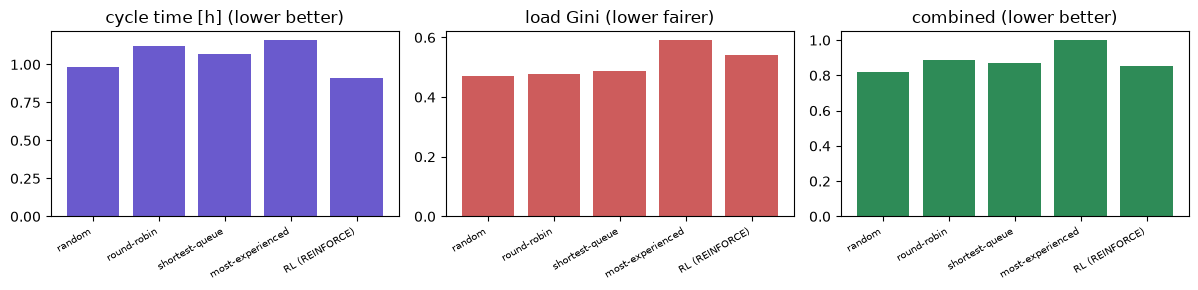
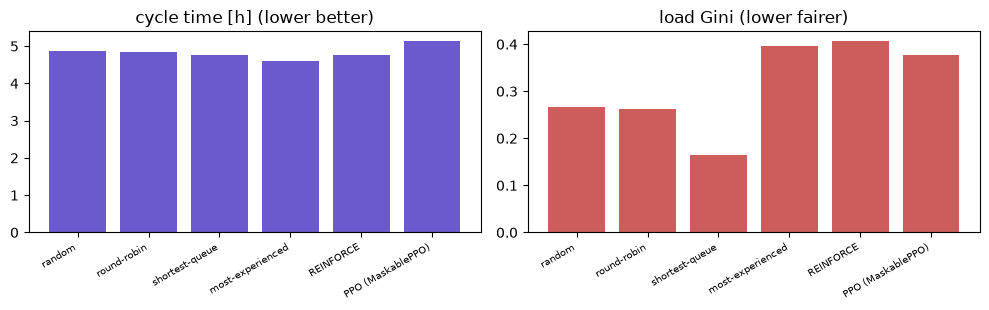
The change to this notebook cell's code, shown as a diff; its figure went from the first image to the second:
--- before
+++ after
@@ -1,18 +1,26 @@
 import pandas as pd
 import matplotlib.pyplot as plt
-cmp = pd.read_csv('../results/allocation_comparison.csv')
-print(cmp.to_string(index=False))
 
-fig, axes = plt.subplots(1, 3, figsize=(12, 3))
-axes[0].bar(cmp['method'], cmp['cycle_time_h'], color='slateblue')
+# Unified comparison in the paper-faithful GymAllocationEnv (identical dynamics and reward for
+# baselines, REINFORCE and PPO). w_fair=1 slice; produced by scripts/train_reinforce_gym.py.
+sens = pd.read_csv('../results/wfair_sensitivity.csv')
+w1 = sens[sens.w_fair == 1.0].set_index('method')
+order = ['random', 'round-robin', 'shortest-queue', 'most-experienced', 'REINFORCE', 'PPO (MaskablePPO)']
+print(w1.reindex(order)[['cycle_time_h', 'load_gini']].to_string())
+if w1['cycle_time_h'].isna().any():
+    print('\nNote: a NaN cycle time means the policy completed no cases (degenerate); its Gini then '
+          'does not reflect fairness.')
+
+# bar chart over the methods with a valid cycle time
+valid = w1.reindex([m for m in order if pd.notna(w1.loc[m, 'cycle_time_h'])]).reset_index()
+fig, axes = plt.subplots(1, 2, figsize=(10, 3.2))
+axes[0].bar(valid['method'], valid['cycle_time_h'], color='slateblue')
 axes[0].set_title('cycle time [h] (lower better)')
-axes[1].bar(cmp['method'], cmp['load_gini'], color='indianred')
+axes[1].bar(valid['method'], valid['load_gini'], color='indianred')
 axes[1].set_title('load Gini (lower fairer)')
-axes[2].bar(cmp['method'], cmp['combined'], color='seagreen')
-axes[2].set_title('combined (lower better)')
 for ax in axes:
     ax.tick_params(axis='x', rotation=30)
     for lbl in ax.get_xticklabels():
         lbl.set_ha('right'); lbl.set_fontsize(7)
-fig.tight_layout(); fig.savefig('../results/allocation_comparison.png', dpi=120)
-print('saved ../results/allocation_comparison.png')
+fig.tight_layout(); fig.savefig('../results/allocation_sim_comparison.png', dpi=120)
+print('saved ../results/allocation_sim_comparison.png')

Commit: reinforce + ppo adjustments